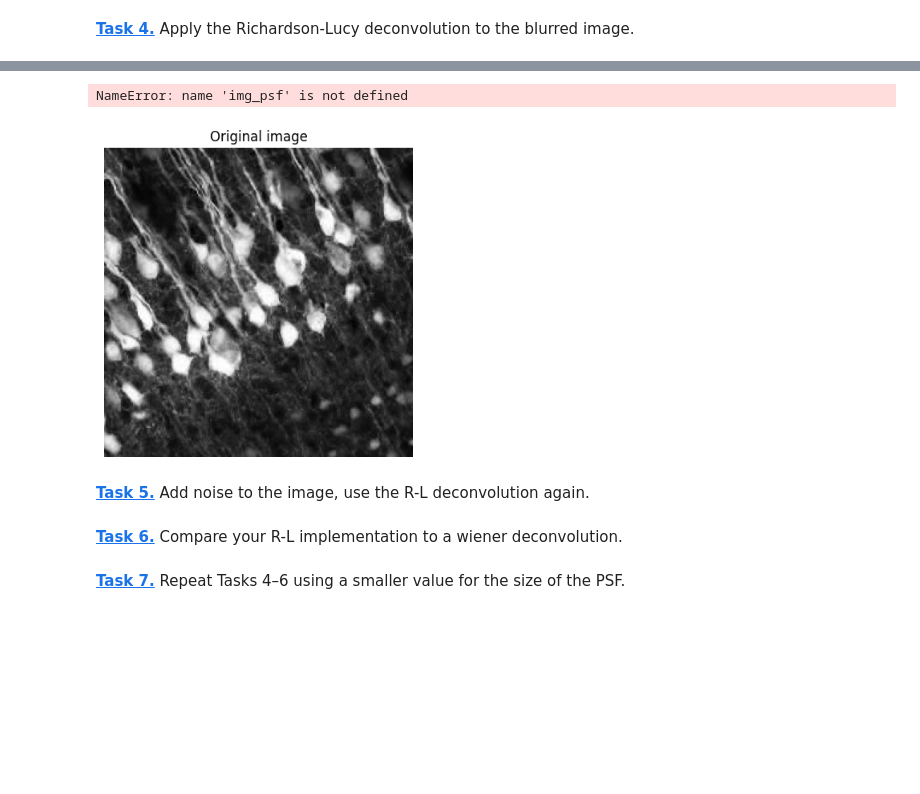
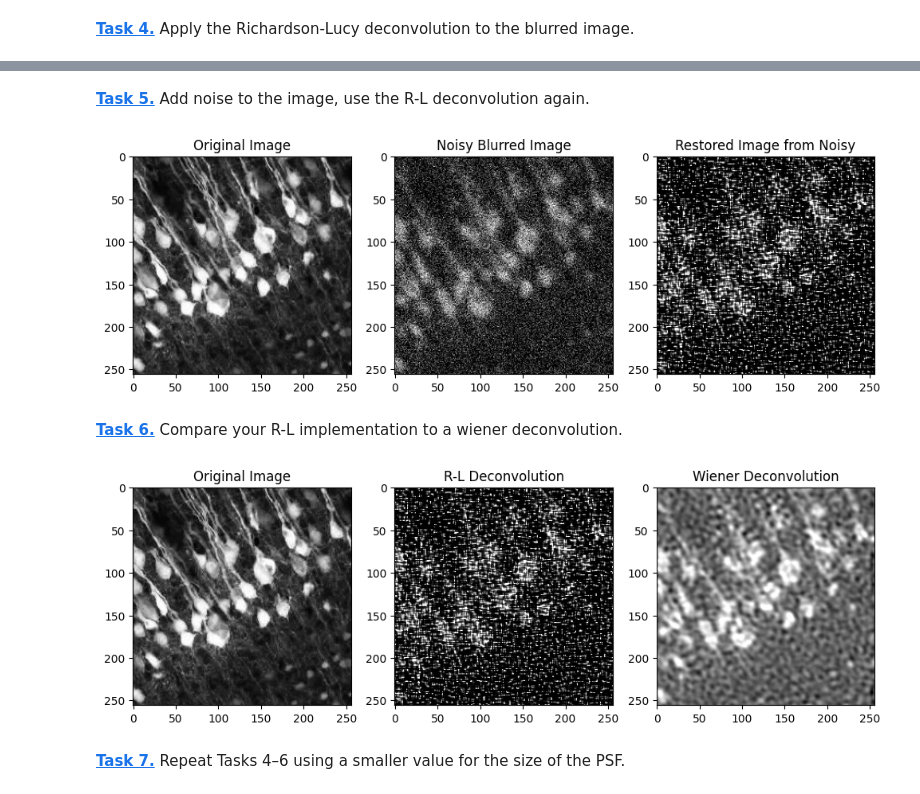
Before and after one commit to JonasSchenker/mobi-fs5-python, a Jupyter notebook: deconvolution.ipynb, the cells around one changed output, grey strips where cells are left out. Saved outputs shown, nothing was run; the diff lists cells and outputs as text; code cells hidden in the pictures; blank space fills up the shorter version.

Commit message:
Task 4 completed

```diff
--- a/deconvolution.ipynb
+++ b/deconvolution.ipynb
@@ -92,28 +99,73 @@ plt.show()
 # %%
-plt.figure(figsize=(20,5))
-plt.subplot(1, 3, 1)
-plt.axis('off')
-plt.imshow(img, 'gray')
-plt.title('Original image')
-plt.subplot(1, 3, 2)
-plt.axis('off')
-plt.imshow(img_psf, 'gray')
-plt.title('Blurred image')
-plt.subplot(1, 3, 3)
-plt.axis('off')
-plt.imshow(deconv_img, 'gray')
-plt.title('R-L deconvolution')
-plt.show()
+# plt.figure(figsize=(20,5))
+#plt.subplot(1, 3, 1)
+# plt.axis('off')
+# plt.imshow(img, 'gray')
+# plt.title('Original image')
+# plt.subplot(1, 3, 2)
+# plt.axis('off')
+# plt.imshow(img_psf, 'gray')
+# plt.title('Blurred image')
+# plt.subplot(1, 3, 3)
+# plt.axis('off')
+# plt.imshow(deconv_img, 'gray')
+# plt.title('R-L deconvolution')
+# plt.show()
-# %% [output]
-NameError: name 'img_psf' is not defined
-[figure, removed]
 # %% [markdown]
 **[Task 5.]()** Add noise to the image, use the R-L deconvolution again.
 # %%
 noise = (np.random.normal(loc=0,size=img.shape))
 reduce_factor = 5
 noise = noise / reduce_factor
+# %%
+# Add white noise to the blurred image generated in Task 2 as an additive com-
+# ponent (the white noise is already generated in the notebook). To ensure that
+# the image intensities remain in the interval [0, 1] remember to perform intensity
+# clipping after adding the noise. Repeat the R-L deconvolution for the noisy im-
+# age and display the result as before. Try a different noise level by changing the
+# variable reduce_factor (larger values correspond to lower noise levels).
+
+noisy_blurred_img = conv_img_gauss + noise
+noisy_blurred_img = noisy_blurred_img.clip(0,1)
+
+deconv_noisy_img = richardson_lucy_deconvolution(noisy_blurred_img, create_psf(psf_size), 100)
+
+plt.figure(figsize=(12, 4))
+plt.subplot(1, 3, 1)
+plt.title('Original Image')
+plt.imshow(img, 'gray')
+plt.subplot(1, 3, 2)
+plt.title('Noisy Blurred Image')
+plt.imshow(noisy_blurred_img, 'gray')
+plt.subplot(1, 3, 3)
+plt.title('Restored Image from Noisy')
+plt.imshow(deconv_noisy_img, 'gray')
+plt.show()
+# %% [output]
+[figure, added]
 # %% [markdown]
 **[Task 6.]()** Compare your R-L implementation to a wiener deconvolution.
+# %%
+# Compare the result of your R-L implementation to that of the Wiener deconvo-
+# lution, which you can use by wiener(img_psf, psf, balance=2, clip=True).
+# The corresponding function wiener is pre-implemented. Display the original
+# image beside the R-L reconstruction and the Wiener reconstruction. – Hint: You
+# can try different values for the parameter balance to achieve better results.
+
+wiener_deconv_img = wiener(noisy_blurred_img, create_psf(psf_size), balance=0.1, clip=True)
+
+plt.figure(figsize=(12, 4))
+plt.subplot(1, 3, 1)
+plt.title('Original Image')
+plt.imshow(img, 'gray')
+plt.subplot(1, 3, 2)
+plt.title('R-L Deconvolution')
+plt.imshow(deconv_noisy_img, 'gray')
+plt.subplot(1, 3, 3)
+plt.title('Wiener Deconvolution')
+plt.imshow(wiener_deconv_img, 'gray')
+plt.show()
+# %% [output]
+[figure, added]
 # %% [markdown]
 **[Task 7.]()** Repeat Tasks 4–6 using a smaller value for the size of the PSF.
```
Also changed, not shown: parts of 6 cells of this notebook.
